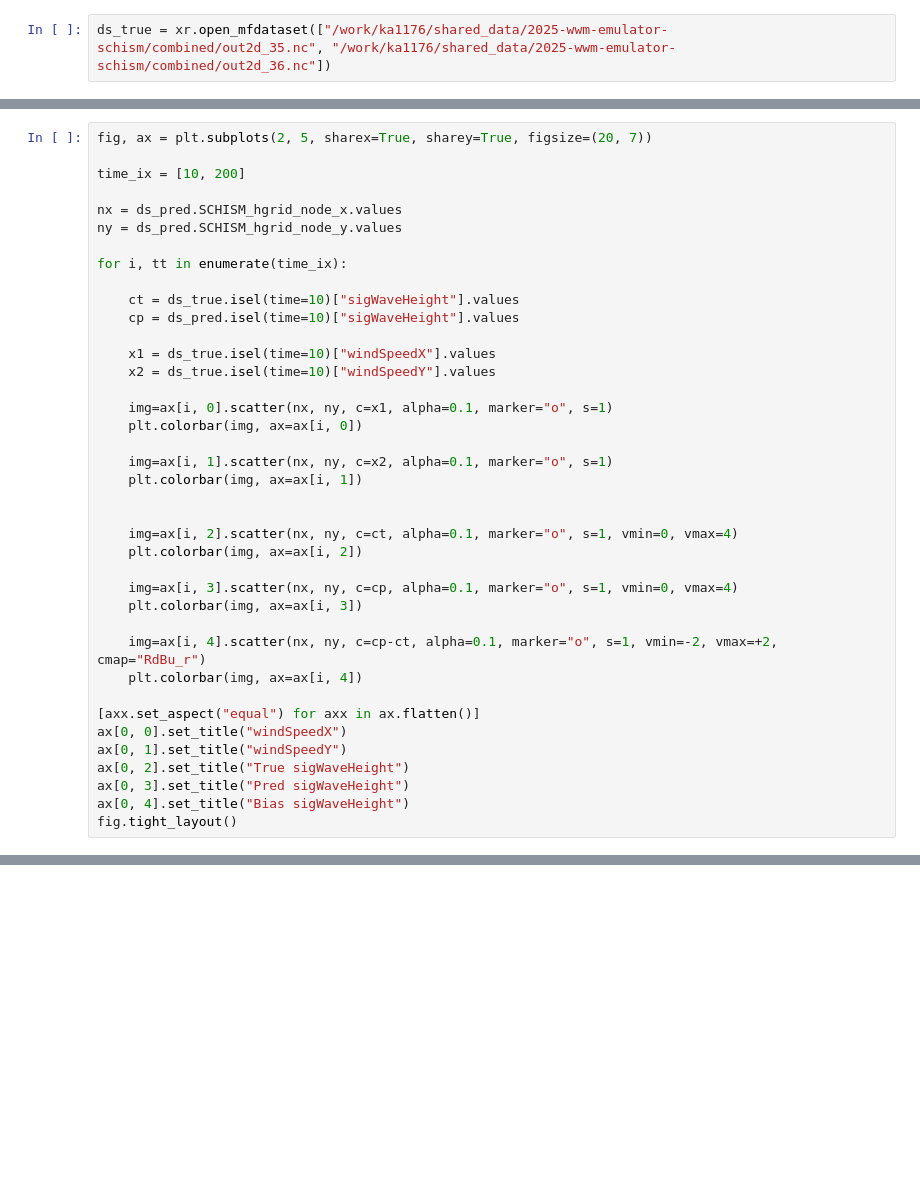
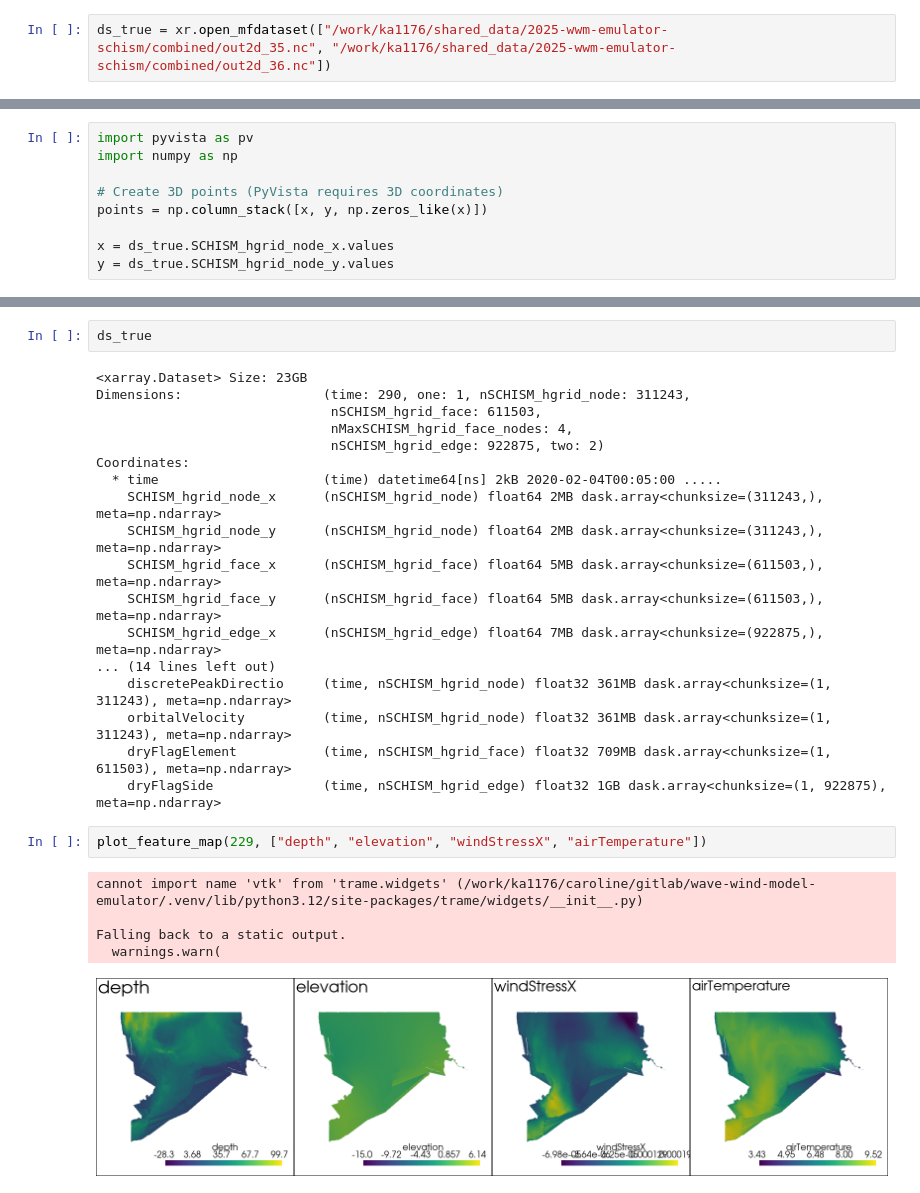
Before and after one commit to crlna16/windwavenet, a Jupyter notebook: notebooks/Evaluation.ipynb, the cells around one changed output, grey strips where cells are left out. Saved outputs shown, nothing was run; the diff lists cells and outputs as text; blank space fills up the shorter version.

```diff
--- a/notebooks/Evaluation.ipynb
+++ b/notebooks/Evaluation.ipynb
@@ -32,39 +34,9 @@ ds_pred["sigWaveHeight"].mean(dim="nSCHISM_hgrid_node").plot()
 # %%
-fig, ax = plt.subplots(2, 5, sharex=True, sharey=True, figsize=(20, 7))
+import pyvista as pv
+import numpy as np
 
-time_ix = [10, 200]
+# Create 3D points (PyVista requires 3D coordinates)
+points = np.column_stack([x, y, np.zeros_like(x)])
 
-nx = ds_pred.SCHISM_hgrid_node_x.values
-ny = ds_pred.SCHISM_hgrid_node_y.values
-
-for i, tt in enumerate(time_ix):
-
-    ct = ds_true.isel(time=10)["sigWaveHeight"].values
-    cp = ds_pred.isel(time=10)["sigWaveHeight"].values
-
-    x1 = ds_true.isel(time=10)["windSpeedX"].values
-    x2 = ds_true.isel(time=10)["windSpeedY"].values
-
-    img=ax[i, 0].scatter(nx, ny, c=x1, alpha=0.1, marker="o", s=1)
-    plt.colorbar(img, ax=ax[i, 0])
-
-    img=ax[i, 1].scatter(nx, ny, c=x2, alpha=0.1, marker="o", s=1)
-    plt.colorbar(img, ax=ax[i, 1])
-
-
-    img=ax[i, 2].scatter(nx, ny, c=ct, alpha=0.1, marker="o", s=1, vmin=0, vmax=4)
-    plt.colorbar(img, ax=ax[i, 2])
-
-    img=ax[i, 3].scatter(nx, ny, c=cp, alpha=0.1, marker="o", s=1, vmin=0, vmax=4)
-    plt.colorbar(img, ax=ax[i, 3])
-
-    img=ax[i, 4].scatter(nx, ny, c=cp-ct, alpha=0.1, marker="o", s=1, vmin=-2, vmax=+2, cmap="RdBu_r")
-    plt.colorbar(img, ax=ax[i, 4])
-
-[axx.set_aspect("equal") for axx in ax.flatten()]
-ax[0, 0].set_title("windSpeedX")
-ax[0, 1].set_title("windSpeedY")
-ax[0, 2].set_title("True sigWaveHeight")
-ax[0, 3].set_title("Pred sigWaveHeight")
-ax[0, 4].set_title("Bias sigWaveHeight")
-fig.tight_layout()
+x = ds_true.SCHISM_hgrid_node_x.values
+y = ds_true.SCHISM_hgrid_node_y.values
@@ -72,0 +124,28 @@ fig.tight_layout()
+# %%
+ds_true
+# %% [output]
+<xarray.Dataset> Size: 23GB
+Dimensions:                  (time: 290, one: 1, nSCHISM_hgrid_node: 311243,
+                              nSCHISM_hgrid_face: 611503,
+                              nMaxSCHISM_hgrid_face_nodes: 4,
+                              nSCHISM_hgrid_edge: 922875, two: 2)
+Coordinates:
+  * time                     (time) datetime64[ns] 2kB 2020-02-04T00:05:00 .....
+    SCHISM_hgrid_node_x      (nSCHISM_hgrid_node) float64 2MB dask.array<chunksize=(311243,), meta=np.ndarray>
+    SCHISM_hgrid_node_y      (nSCHISM_hgrid_node) float64 2MB dask.array<chunksize=(311243,), meta=np.ndarray>
+    SCHISM_hgrid_face_x      (nSCHISM_hgrid_face) float64 5MB dask.array<chunksize=(611503,), meta=np.ndarray>
+    SCHISM_hgrid_face_y      (nSCHISM_hgrid_face) float64 5MB dask.array<chunksize=(611503,), meta=np.ndarray>
+    SCHISM_hgrid_edge_x      (nSCHISM_hgrid_edge) float64 7MB dask.array<chunksize=(922875,), meta=np.ndarray>
+... (14 lines left out)
+    discretePeakDirectio     (time, nSCHISM_hgrid_node) float32 361MB dask.array<chunksize=(1, 311243), meta=np.ndarray>
+    orbitalVelocity          (time, nSCHISM_hgrid_node) float32 361MB dask.array<chunksize=(1, 311243), meta=np.ndarray>
+    dryFlagElement           (time, nSCHISM_hgrid_face) float32 709MB dask.array<chunksize=(1, 611503), meta=np.ndarray>
+    dryFlagSide              (time, nSCHISM_hgrid_edge) float32 1GB dask.array<chunksize=(1, 922875), meta=np.ndarray>
+# %%
+plot_feature_map(229, ["depth", "elevation", "windStressX", "airTemperature"])
+# %% [output]
+cannot import name 'vtk' from 'trame.widgets' (/work/ka1176/caroline/gitlab/wave-wind-model-emulator/.venv/lib/python3.12/site-packages/trame/widgets/__init__.py)
+
+Falling back to a static output.
+  warnings.warn(
+[figure, added]
```
Also changed, not shown: parts of 9 cells of this notebook, 3 other files.
